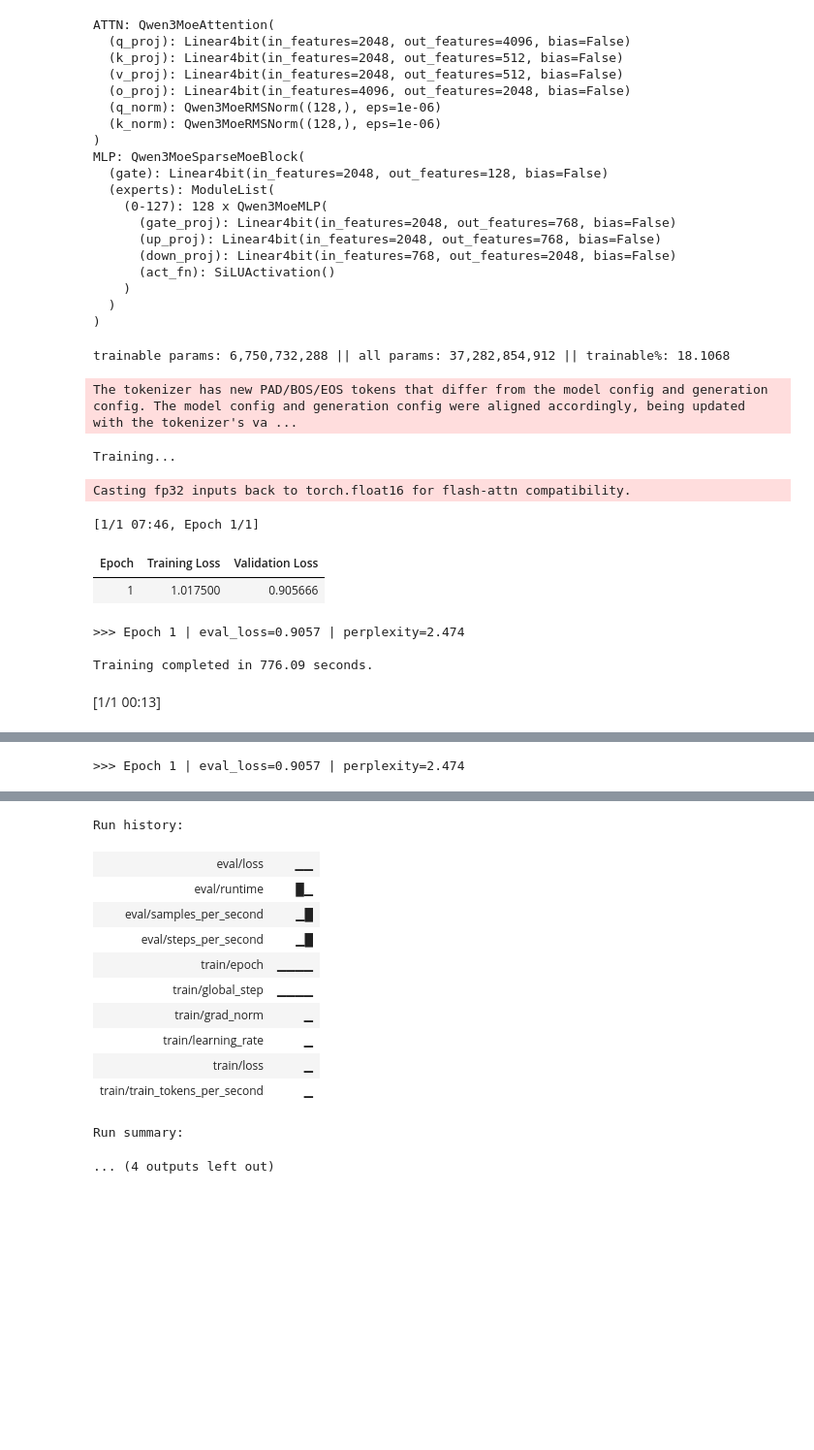
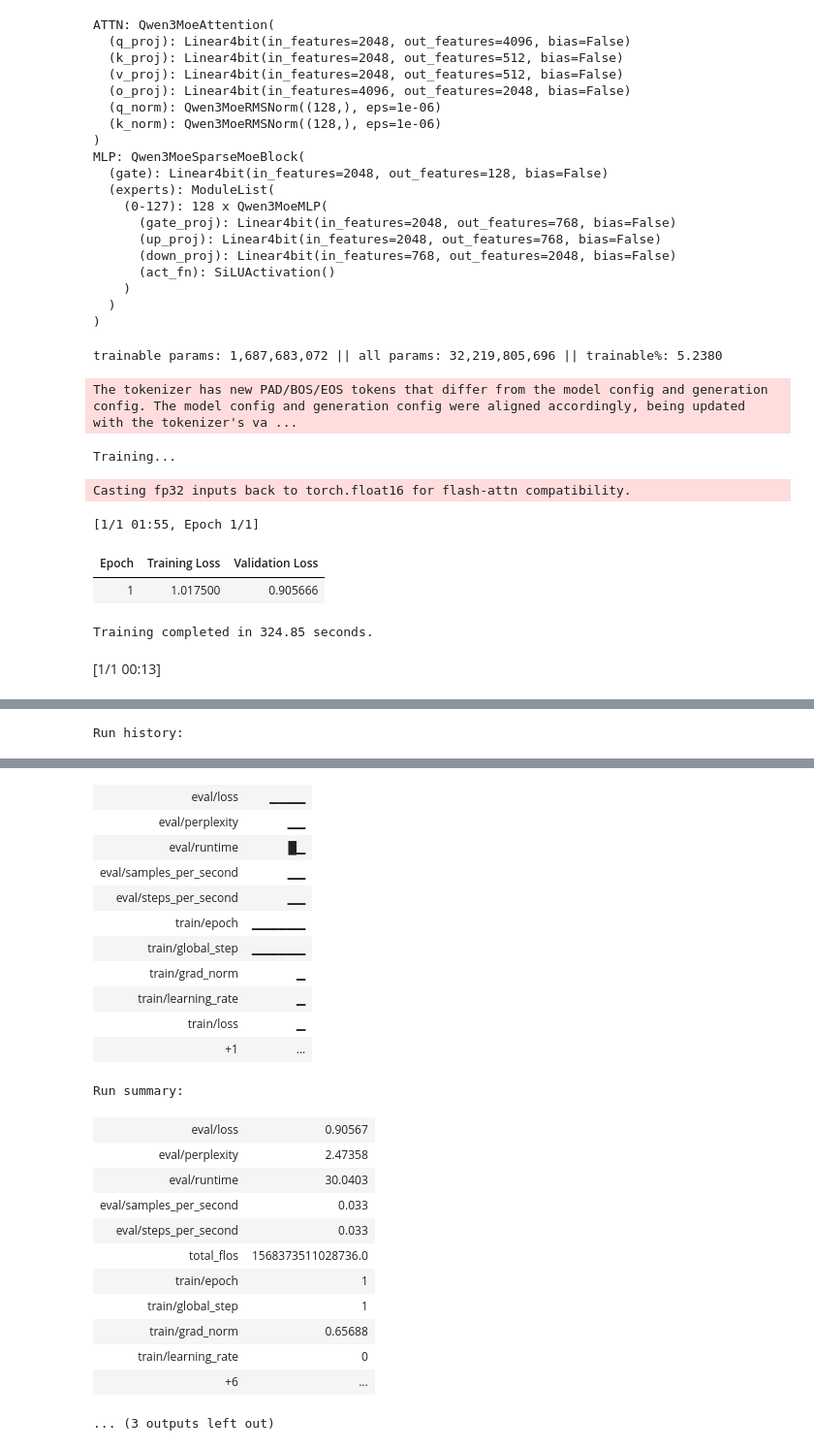
Before and after one commit to UH-Insure/Colab-Training, a Jupyter notebook: model/notebooks/Training.ipynb, the cells around one changed output, grey strips where cells are left out. Shown at 97% size. Cells and saved outputs as stored; diff of their text form; code cells hidden in the pictures; blank space fills up the shorter version.

```diff
--- a/model/notebooks/Training.ipynb
+++ b/model/notebooks/Training.ipynb
@@ -101,7 +103,7 @@ SEQ_LENGTH = 4096
 
 # Training arguments
 MAX_STEPS = 200
-NUM_EPOCHS = 1
+NUM_EPOCHS = 50
 BATCH_SIZE = 12
 GR_ACC_STEPS = 2
 LR = 2e-4                     # learning_rate
@@ -123,7 +125,7 @@ FIM_SPM_RATE = 0.5  # fim_spm_rate
 
 
 # LORA
-LORA_R = 64  # lora_r
+LORA_R = 32  # lora_r
 LORA_ALPHA = LORA_R * 2  # lora_alpha
 LORA_DROPOUT = 0.05  # lora_dropout
 LORA_TARGET_MODULES = ["q_proj","k_proj","v_proj","o_proj","gate_proj","up_proj","down_proj"]
@@ -140,6 +142,9 @@ wandb.init(
     project="qwen3coder-finetune-fp16",
     name=f"run-{datetime.now().strftime('%Y%m%d-%H%M%S')}",
 )
+wandb.define_metric("train/global_step")
+wandb.define_metric("train/*", step_metric="train/global_step")
+wandb.define_metric("eval/*",  step_metric="train/global_step")
 # %% [output]
 [interactive output not drawn]
 Tracking run with wandb version 0.22.2
@@ -338,7 +343,7 @@ model = get_peft_model(base, peft_config) # If you want to continue training.
 
 model.print_trainable_parameters()
 # %% [output]
-trainable params: 6,750,732,288 || all params: 37,282,854,912 || trainable%: 18.1068
+trainable params: 1,687,683,072 || all params: 32,219,805,696 || trainable%: 5.2380
 # %%
 collator = DataCollatorForLanguageModeling(tokenizer=tokenizer, mlm=False)
 # %%
@@ -353,8 +358,8 @@ training_args = TrainingArguments(
     gradient_checkpointing=False,
     learning_rate=LR,
     lr_scheduler_type=LR_SCHEDULER_TYPE,
-    warmup_steps=4,
-    #warmup_ratio=WARMUP_RATIO,
+    #warmup_steps=4,
+    warmup_ratio=WARMUP_RATIO,
     weight_decay=WEIGHT_DECAY,
     fp16=True,
     bf16=False,
@@ -362,7 +367,7 @@ training_args = TrainingArguments(
     logging_strategy="epoch",
     eval_strategy="epoch",
     save_strategy="epoch",
-    report_to="wandb",
+    report_to=["wandb"],
     push_to_hub=True,
     dataloader_drop_last=False,
     dataloader_num_workers=2,
@@ -380,16 +385,23 @@ training_args = TrainingArguments(
 import math
 from model.dataset.util import PerplexityCallback, EpochToDatasetCallback
 from time import time
+from transformers import EarlyStoppingCallback
 
 trainer = Trainer(
     model=model,
     args=training_args,
     train_dataset=train_dataset,
-    eval_dataset=eval_dataset,
+    eval_dataset=eval_dataset,         # required for early stopping
     tokenizer=tokenizer,
     data_collator=collator,
-    callbacks=[PerplexityCallback(), EpochToDatasetCallback(train_dataset)],
+    callbacks=[
+        EarlyStoppingCallback(
+            early_stopping_patience=2,
+            early_stopping_threshold=0.0
+        ),
+    ],
 )
+
 train_start_time = time()
 print("Training...")
 trainer.train(resume_from_checkpoint=False)
@@ -404,10 +416,8 @@ print(f"Eval loss = {eval_loss:.2f}, Perplexity = {perplexity:.2f}")
 The tokenizer has new PAD/BOS/EOS tokens that differ from the model config and generation config. The model config and generation config were aligned accordingly, being updated with the tokenizer's va ...
 Training...
 Casting fp32 inputs back to torch.float16 for flash-attn compatibility.
-[1/1 07:46, Epoch 1/1]
+[1/1 01:55, Epoch 1/1]
 | Epoch | Training Loss | Validation Loss |
 | 1 | 1.017500 | 0.905666 |
->>> Epoch 1 | eval_loss=0.9057 | perplexity=2.474
-
-Training completed in 776.09 seconds.
+Training completed in 324.85 seconds.
 [1/1 00:13]
@@ -414 +425 @@ Training completed in 776.09 seconds.
->>> Epoch 1 | eval_loss=0.9057 | perplexity=2.474
+Run history:
@@ -416,16 +426,27 @@ Training completed in 776.09 seconds.
+| eval/loss | ▁▁▁▁ |
+| eval/perplexity | ▁▁ |
+| eval/runtime | █▁ |
+| eval/samples_per_second | ▁▁ |
+| eval/steps_per_second | ▁▁ |
+| train/epoch | ▁▁▁▁▁▁ |
+| train/global_step | ▁▁▁▁▁▁ |
+| train/grad_norm | ▁ |
+| train/learning_rate | ▁ |
+| train/loss | ▁ |
+| +1 | ... |
-Run history:
+Run summary:
-| eval/loss | ▁▁ |
-| eval/runtime | █▁ |
-| eval/samples_per_second | ▁█ |
-| eval/steps_per_second | ▁█ |
-| train/epoch | ▁▁▁▁ |
-| train/global_step | ▁▁▁▁ |
-| train/grad_norm | ▁ |
-| train/learning_rate | ▁ |
-| train/loss | ▁ |
-| train/train_tokens_per_second | ▁ |
+| eval/loss | 0.90567 |
+| eval/perplexity | 2.47358 |
+| eval/runtime | 30.0403 |
+| eval/samples_per_second | 0.033 |
+| eval/steps_per_second | 0.033 |
+| total_flos | 1568373511028736.0 |
+| train/epoch | 1 |
+| train/global_step | 1 |
+| train/grad_norm | 0.65688 |
+| train/learning_rate | 0 |
+| +6 | ... |
-Run summary:
+... (3 outputs left out)
-... (4 outputs left out)
 # %%
 trainer.push_to_hub()
 # %% [output]
```
Also changed, not shown: parts of 5 cells of this notebook.
